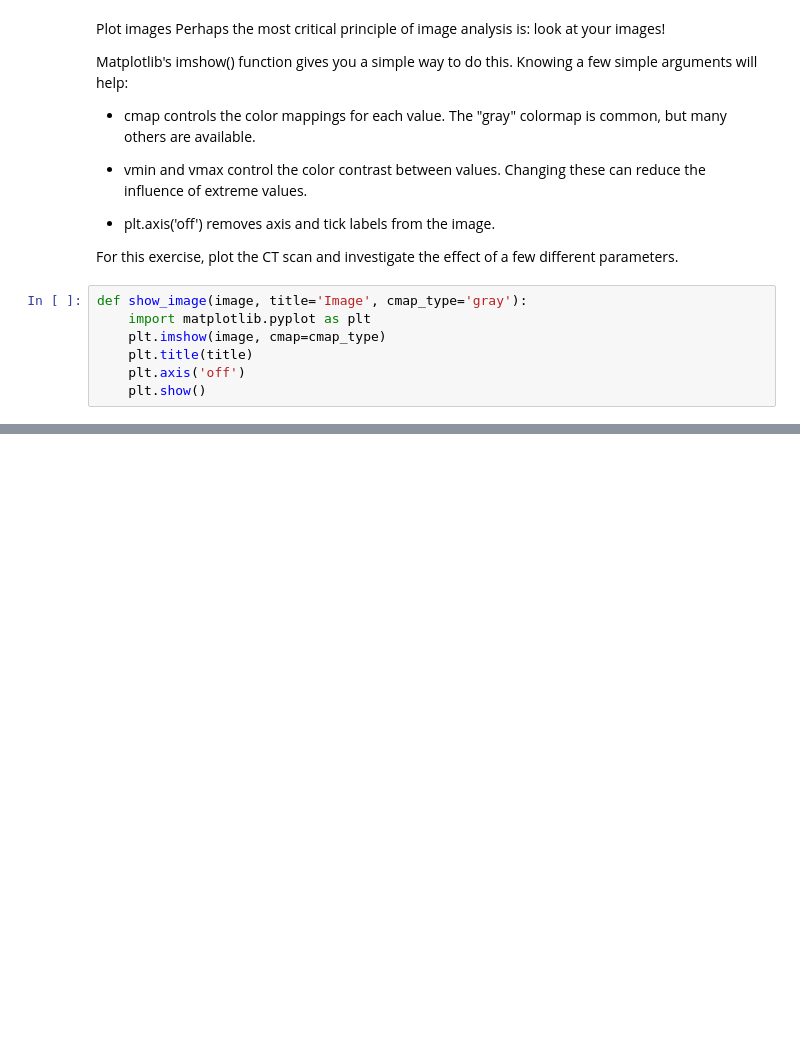
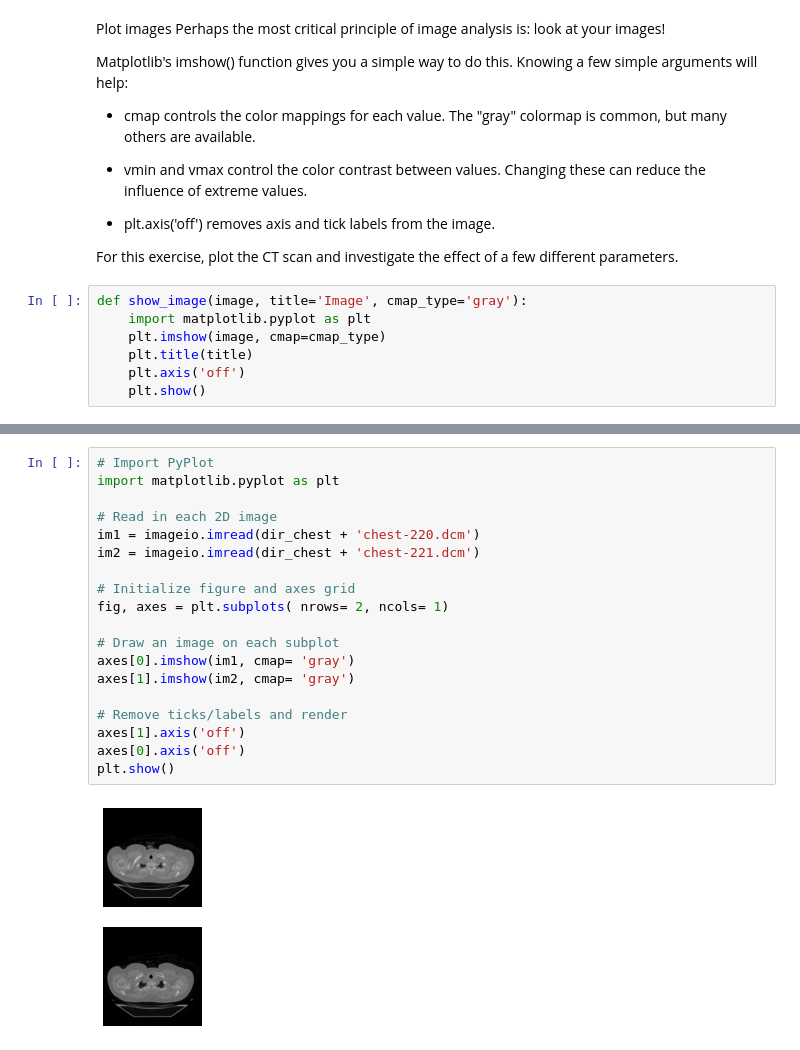
Before and after one commit to MohebZandi/Comupter_Vision, a Jupyter notebook: Biomedical_Image_Processing_Data_Camp.ipynb, the cells around one changed output, grey strips where cells are left out. Cells and saved outputs as stored; diff of their text form; blank space fills up the shorter version.

```diff
--- a/Biomedical_Image_Processing_Data_Camp.ipynb
+++ b/Biomedical_Image_Processing_Data_Camp.ipynb
@@ -130,0 +222,21 @@ print(vol_4.shape)
+# %%
+# Import PyPlot
+import matplotlib.pyplot as plt
+
+# Read in each 2D image
+im1 = imageio.imread(dir_chest + 'chest-220.dcm')
+im2 = imageio.imread(dir_chest + 'chest-221.dcm')
+
+# Initialize figure and axes grid
+fig, axes = plt.subplots( nrows= 2, ncols= 1)
+
+# Draw an image on each subplot
+axes[0].imshow(im1, cmap= 'gray')
+axes[1].imshow(im2, cmap= 'gray')
+
+# Remove ticks/labels and render
+axes[1].axis('off')
+axes[0].axis('off')
+plt.show()
+# %% [output]
+[figure, added]
```
Also changed, not shown: parts of 13 cells of this notebook.
